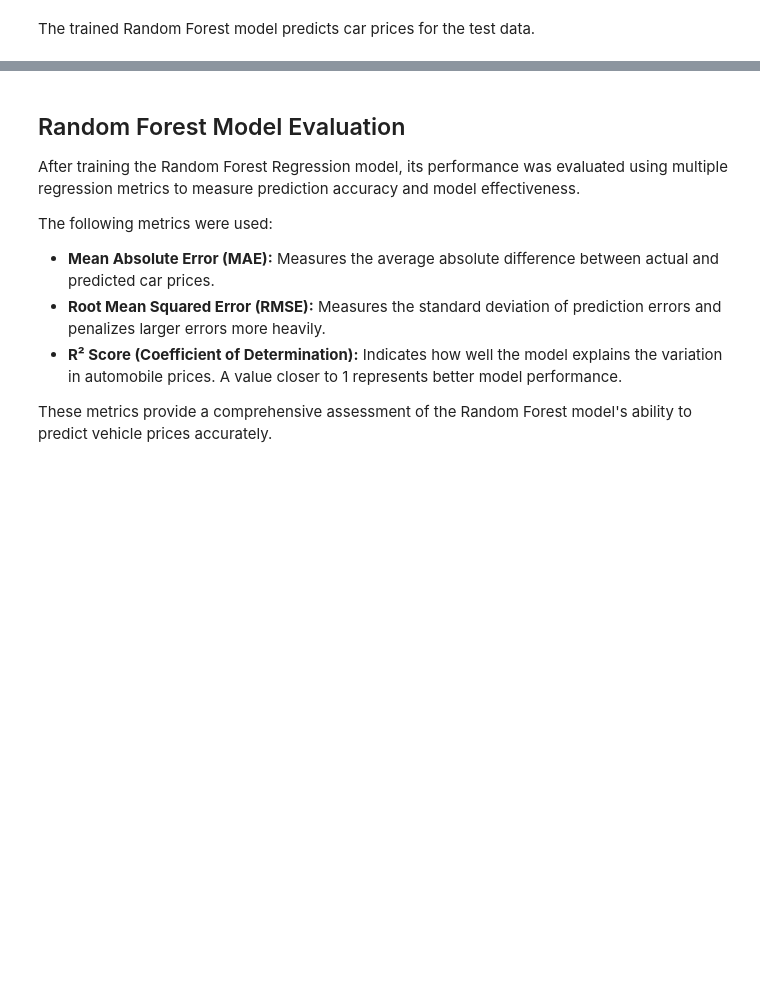
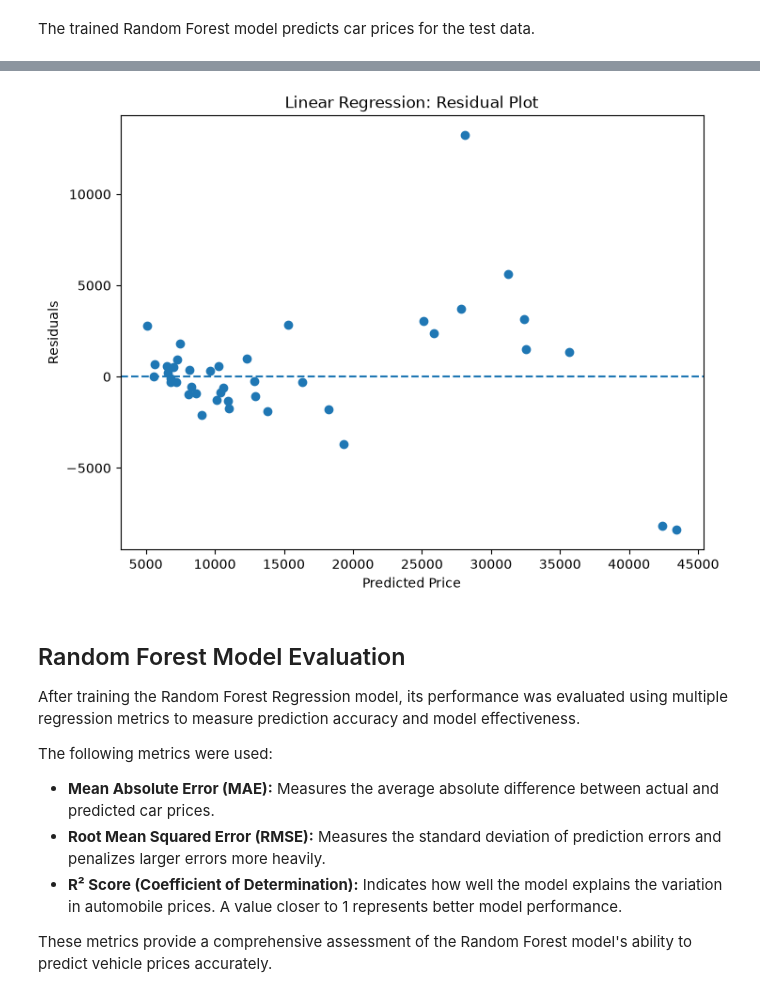
Before and after one commit to sooraj25102/Auto-Price-Prediction-ML, a Jupyter notebook: notebooks/AutoPricePrediction.ipynb, the cells around one changed output, grey strips where cells are left out. Cells and saved outputs as stored; diff of their text form; code cells hidden in the pictures; blank space fills up the shorter version.

```diff
--- a/notebooks/AutoPricePrediction.ipynb
+++ b/notebooks/AutoPricePrediction.ipynb
@@ -362,0 +544,28 @@ print("R2 Score :", r2_score(y_test, pred_rf))
+# %%
+from sklearn.metrics import mean_absolute_error, mean_squared_error, r2_score
+import numpy as np
+
+# Predictions
+lr_pred = lr_pipeline.predict(X_test)
+rf_pred = rf_pipeline.predict(X_test)
+
+# Linear Regression metrics
+lr_mae = mean_absolute_error(y_test, lr_pred)
+lr_rmse = np.sqrt(mean_squared_error(y_test, lr_pred))
+lr_r2 = r2_score(y_test, lr_pred)
+
+# Random Forest metrics
+rf_mae = mean_absolute_error(y_test, rf_pred)
+rf_rmse = np.sqrt(mean_squared_error(y_test, rf_pred))
+rf_r2 = r2_score(y_test, rf_pred)
+
+# Display results
+print("Linear Regression")
+print(f"MAE:  {lr_mae:.2f}")
+print(f"RMSE: {lr_rmse:.2f}")
+print(f"R²:   {lr_r2:.4f}")
+
+print("\nRandom Forest")
+print(f"MAE:  {rf_mae:.2f}")
+print(f"RMSE: {rf_rmse:.2f}")
+print(f"R²:   {rf_r2:.4f}")
@@ -363,3 +606,21 @@ print("R2 Score :", r2_score(y_test, pred_rf))
+# %%
+# Calculate Linear Regression residuals
+lr_residuals = y_test - lr_pred
+
+# Plot residuals
+plt.figure(figsize=(8, 6))
+
+plt.scatter(lr_pred, lr_residuals)
+
+plt.axhline(y=0, linestyle="--")
+
+plt.xlabel("Predicted Price")
+plt.ylabel("Residuals")
+plt.title("Linear Regression: Residual Plot")
+
+plt.show()
+# %% [output]
+[figure, added]
 # %% [markdown]
 ## Random Forest Model Evaluation
 
```
Also changed, not shown: parts of 58 cells of this notebook, 1 other file.
